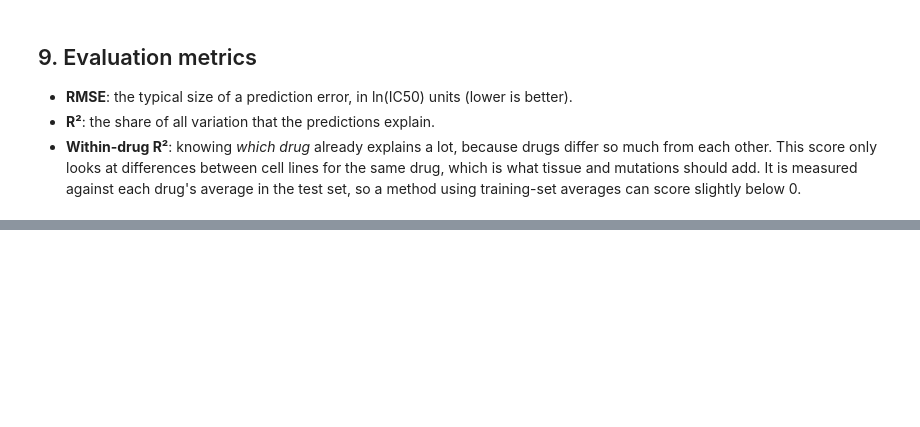
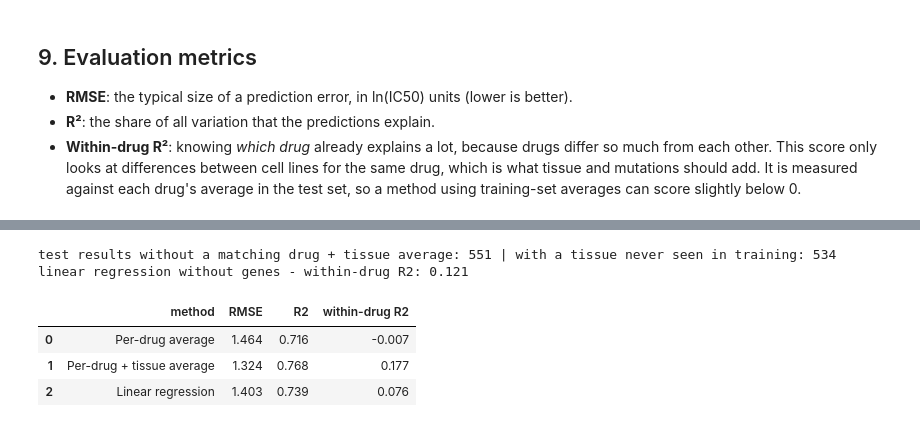
Before and after one commit to Mika1904/sentinel, a Jupyter notebook: Project_Code/Sentinel.ipynb, the cells around one changed output, grey strips where cells are left out. Cells and saved outputs as stored; diff of their text form; code cells hidden in the pictures; blank space fills up the shorter version.

Commit message:
Add per-drug average, tissue average and linear regression baselines

```diff
--- a/Project_Code/Sentinel.ipynb
+++ b/Project_Code/Sentinel.ipynb
@@ -368,0 +375,37 @@ results = []
+# %%
+# 1. per-drug average
+drug_avg = train.groupby("DRUG_ID")["LN_IC50"].mean()
+pred_drug = test["DRUG_ID"].map(drug_avg)
+results.append(score("Per-drug average", pred_drug))
+
+# 2. per-drug + tissue average
+drug_tissue_avg = train.groupby(["DRUG_ID", "tissue"])["LN_IC50"].mean().rename("avg").reset_index()
+pred_drug_tissue = test[["DRUG_ID", "tissue"]].merge(drug_tissue_avg, on=["DRUG_ID", "tissue"], how="left")["avg"]
+print("test results without a matching drug + tissue average:", pred_drug_tissue.isna().sum(),
+      "| with a tissue never seen in training:", (~test["tissue"].isin(train["tissue"])).sum())
+pred_drug_tissue = pred_drug_tissue.fillna(pred_drug.reset_index(drop=True)).values
+results.append(score("Per-drug + tissue average", pred_drug_tissue))
+
+# 3. linear regression (drug and tissue one-hot encoded, genes are already 0/1)
+encoder = ColumnTransformer([("cat", OneHotEncoder(handle_unknown="ignore"), ["DRUG_ID", "tissue"])],
+                            remainder="passthrough")
+X_train_lr = encoder.fit_transform(train[["DRUG_ID", "tissue"] + GENES])
+X_test_lr = encoder.transform(test[["DRUG_ID", "tissue"] + GENES])
+linear = LinearRegression().fit(X_train_lr, train["LN_IC50"])
+pred_linear = linear.predict(X_test_lr)
+results.append(score("Linear regression", pred_linear))
+
+# same linear model without the gene features, for comparison
+encoder_ng = ColumnTransformer([("cat", OneHotEncoder(handle_unknown="ignore"), ["DRUG_ID", "tissue"])])
+linear_ng = LinearRegression().fit(encoder_ng.fit_transform(train[["DRUG_ID", "tissue"]]), train["LN_IC50"])
+pred_linear_ng = linear_ng.predict(encoder_ng.transform(test[["DRUG_ID", "tissue"]]))
+print("linear regression without genes - within-drug R2:", score("no genes", pred_linear_ng)["within-drug R2"])
+
+pd.DataFrame(results)
+# %% [output]
+test results without a matching drug + tissue average: 551 | with a tissue never seen in training: 534
+linear regression without genes - within-drug R2: 0.121
+|  | method | RMSE | R2 | within-drug R2 |
+| 0 | Per-drug average | 1.464 | 0.716 | -0.007 |
+| 1 | Per-drug + tissue average | 1.324 | 0.768 | 0.177 |
+| 2 | Linear regression | 1.403 | 0.739 | 0.076 |
```
Also changed, not shown: parts of 1 cell of this notebook.
